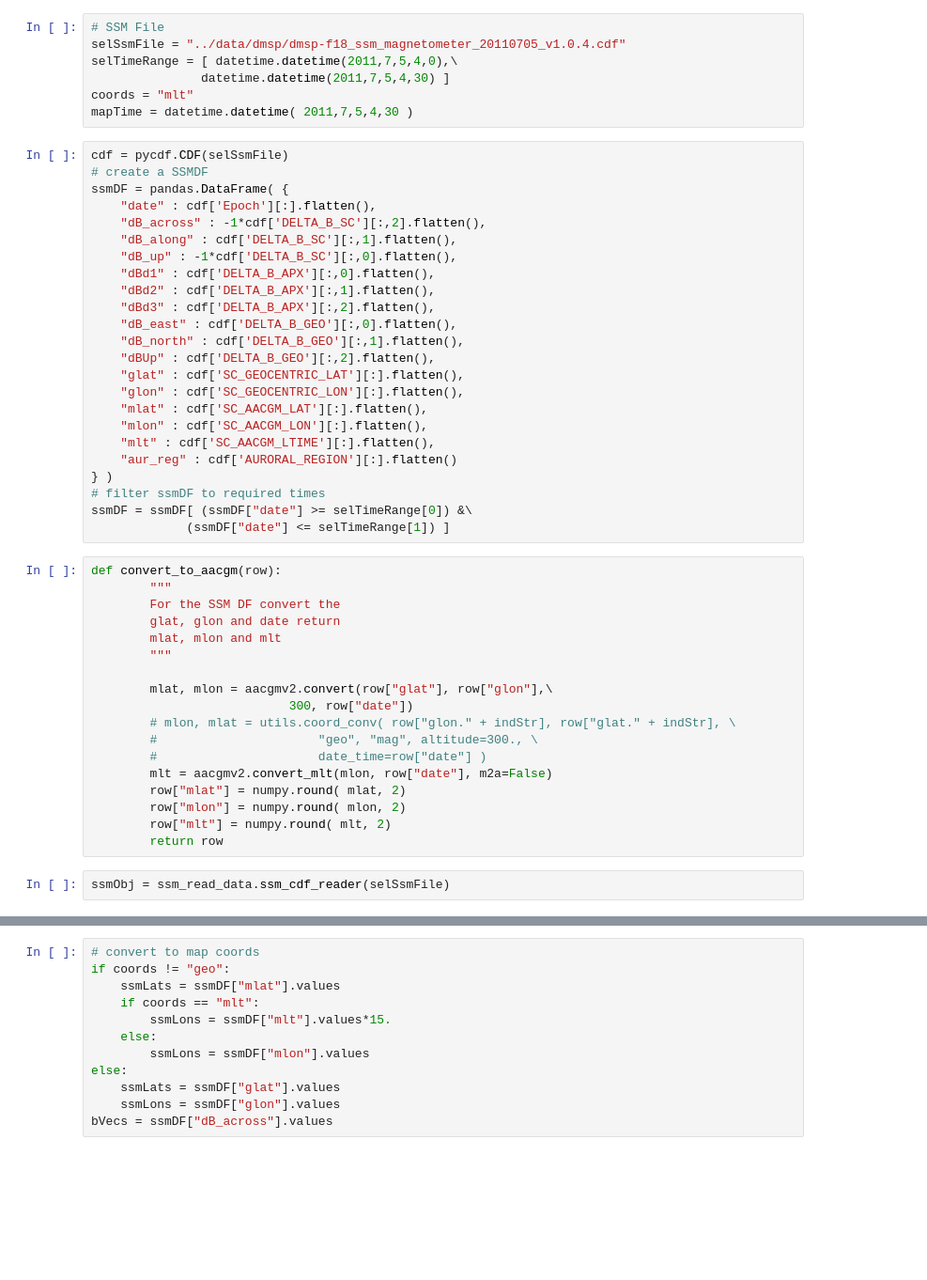
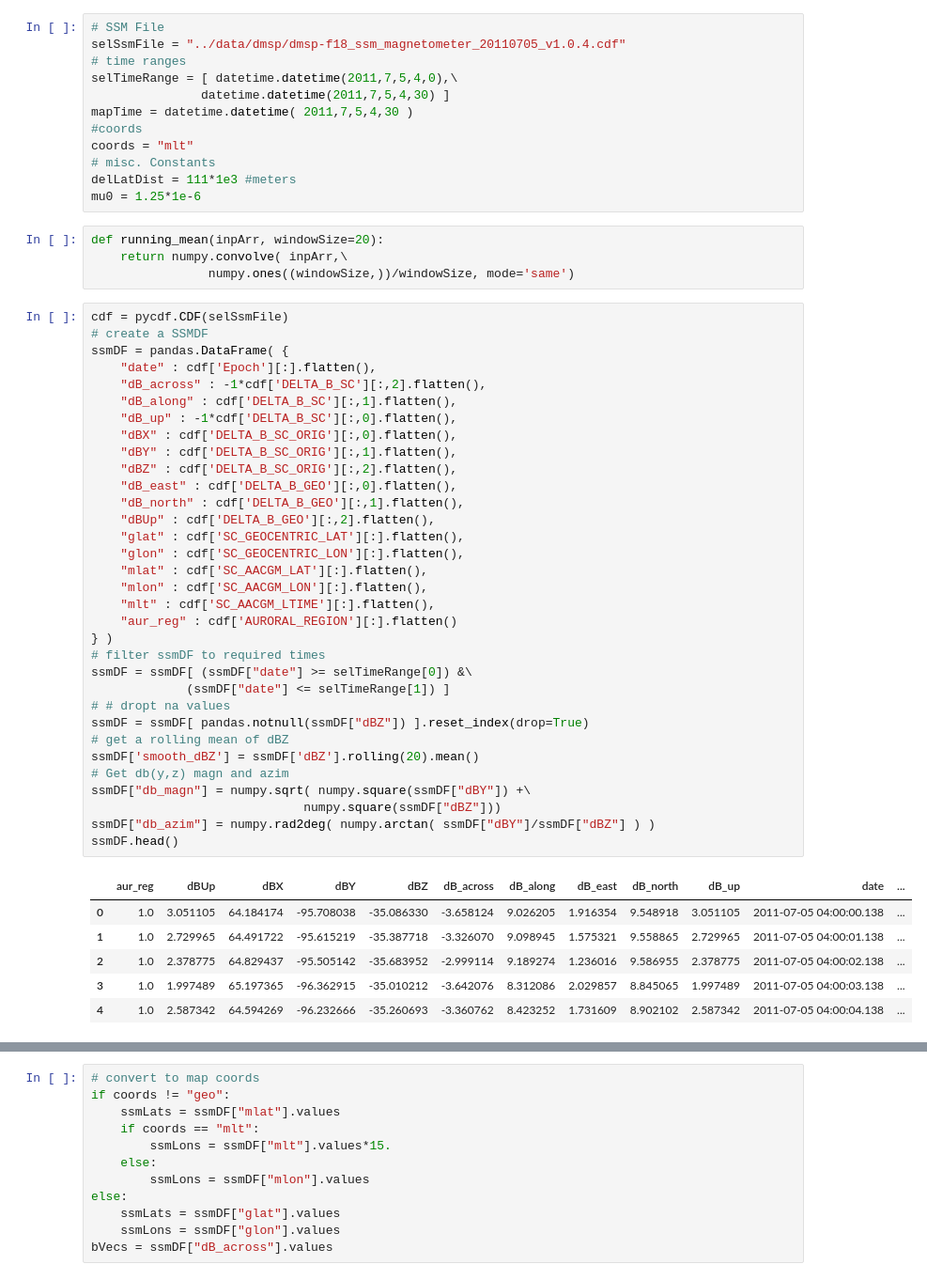
Before and after one commit to bharatreddy/scwsaps, a Jupyter notebook: ipy/ssm-20110705.ipynb, the cells around one changed output, grey strips where cells are left out. Shown at 94% size. Drawn from its saved outputs; the diff is of its cells as text; blank space fills up the shorter version.

```diff
--- a/ipy/ssm-20110705.ipynb
+++ b/ipy/ssm-20110705.ipynb
@@ -16,51 +16,56 @@ Populating the interactive namespace from numpy and matplotlib
 # %%
 # SSM File
 selSsmFile = "../data/dmsp/dmsp-f18_ssm_magnetometer_20110705_v1.0.4.cdf"
+# time ranges
 selTimeRange = [ datetime.datetime(2011,7,5,4,0),\
                datetime.datetime(2011,7,5,4,30) ]
+mapTime = datetime.datetime( 2011,7,5,4,30 )
+#coords
 coords = "mlt"
-mapTime = datetime.datetime( 2011,7,5,4,30 )
+# misc. Constants
+delLatDist = 111*1e3 #meters
+mu0 = 1.25*1e-6
+# %%
+def running_mean(inpArr, windowSize=20):
+    return numpy.convolve( inpArr,\
+                numpy.ones((windowSize,))/windowSize, mode='same')
 # %%
 cdf = pycdf.CDF(selSsmFile)
 # create a SSMDF
 ssmDF = pandas.DataFrame( {
     "date" : cdf['Epoch'][:].flatten(),
     "dB_across" : -1*cdf['DELTA_B_SC'][:,2].flatten(),
     "dB_along" : cdf['DELTA_B_SC'][:,1].flatten(),
     "dB_up" : -1*cdf['DELTA_B_SC'][:,0].flatten(),
-    "dBd1" : cdf['DELTA_B_APX'][:,0].flatten(),
-    "dBd2" : cdf['DELTA_B_APX'][:,1].flatten(),
-    "dBd3" : cdf['DELTA_B_APX'][:,2].flatten(),
+    "dBX" : cdf['DELTA_B_SC_ORIG'][:,0].flatten(),
+    "dBY" : cdf['DELTA_B_SC_ORIG'][:,1].flatten(),
+    "dBZ" : cdf['DELTA_B_SC_ORIG'][:,2].flatten(),
     "dB_east" : cdf['DELTA_B_GEO'][:,0].flatten(),
     "dB_north" : cdf['DELTA_B_GEO'][:,1].flatten(),
     "dBUp" : cdf['DELTA_B_GEO'][:,2].flatten(),
     "glat" : cdf['SC_GEOCENTRIC_LAT'][:].flatten(),
     "glon" : cdf['SC_GEOCENTRIC_LON'][:].flatten(),
     "mlat" : cdf['SC_AACGM_LAT'][:].flatten(),
     "mlon" : cdf['SC_AACGM_LON'][:].flatten(),
     "mlt" : cdf['SC_AACGM_LTIME'][:].flatten(),
     "aur_reg" : cdf['AURORAL_REGION'][:].flatten()
 } )
 # filter ssmDF to required times
 ssmDF = ssmDF[ (ssmDF["date"] >= selTimeRange[0]) &\
              (ssmDF["date"] <= selTimeRange[1]) ]
+# # dropt na values
+ssmDF = ssmDF[ pandas.notnull(ssmDF["dBZ"]) ].reset_index(drop=True)
+# get a rolling mean of dBZ
+ssmDF['smooth_dBZ'] = ssmDF['dBZ'].rolling(20).mean()
+# Get db(y,z) magn and azim
+ssmDF["db_magn"] = numpy.sqrt( numpy.square(ssmDF["dBY"]) +\
+                             numpy.square(ssmDF["dBZ"]))
+ssmDF["db_azim"] = numpy.rad2deg( numpy.arctan( ssmDF["dBY"]/ssmDF["dBZ"] ) )
+ssmDF.head()
+# %% [output]
+|  | aur_reg | dBUp | dBX | dBY | dBZ | dB_across | dB_along | dB_east | dB_north | dB_up | date | ... |
+| 0 | 1.0 | 3.051105 | 64.184174 | -95.708038 | -35.086330 | -3.658124 | 9.026205 | 1.916354 | 9.548918 | 3.051105 | 2011-07-05 04:00:00.138 | ... |
+| 1 | 1.0 | 2.729965 | 64.491722 | -95.615219 | -35.387718 | -3.326070 | 9.098945 | 1.575321 | 9.558865 | 2.729965 | 2011-07-05 04:00:01.138 | ... |
+| 2 | 1.0 | 2.378775 | 64.829437 | -95.505142 | -35.683952 | -2.999114 | 9.189274 | 1.236016 | 9.586955 | 2.378775 | 2011-07-05 04:00:02.138 | ... |
+| 3 | 1.0 | 1.997489 | 65.197365 | -96.362915 | -35.010212 | -3.642076 | 8.312086 | 2.029857 | 8.845065 | 1.997489 | 2011-07-05 04:00:03.138 | ... |
+| 4 | 1.0 | 2.587342 | 64.594269 | -96.232666 | -35.260693 | -3.360762 | 8.423252 | 1.731609 | 8.902102 | 2.587342 | 2011-07-05 04:00:04.138 | ... |
-# %%
-def convert_to_aacgm(row):
-        """
-        For the SSM DF convert the
-        glat, glon and date return
-        mlat, mlon and mlt
-        """
-
-        mlat, mlon = aacgmv2.convert(row["glat"], row["glon"],\
-                           300, row["date"])
-        # mlon, mlat = utils.coord_conv( row["glon." + indStr], row["glat." + indStr], \
-        #                      "geo", "mag", altitude=300., \
-        #                      date_time=row["date"] )
-        mlt = aacgmv2.convert_mlt(mlon, row["date"], m2a=False)
-        row["mlat"] = numpy.round( mlat, 2)
-        row["mlon"] = numpy.round( mlon, 2)
-        row["mlt"] = numpy.round( mlt, 2)
-        return row
-# %%
-ssmObj = ssm_read_data.ssm_cdf_reader(selSsmFile)
```
Also changed, not shown: parts of 7 cells of this notebook, 5 other files.
